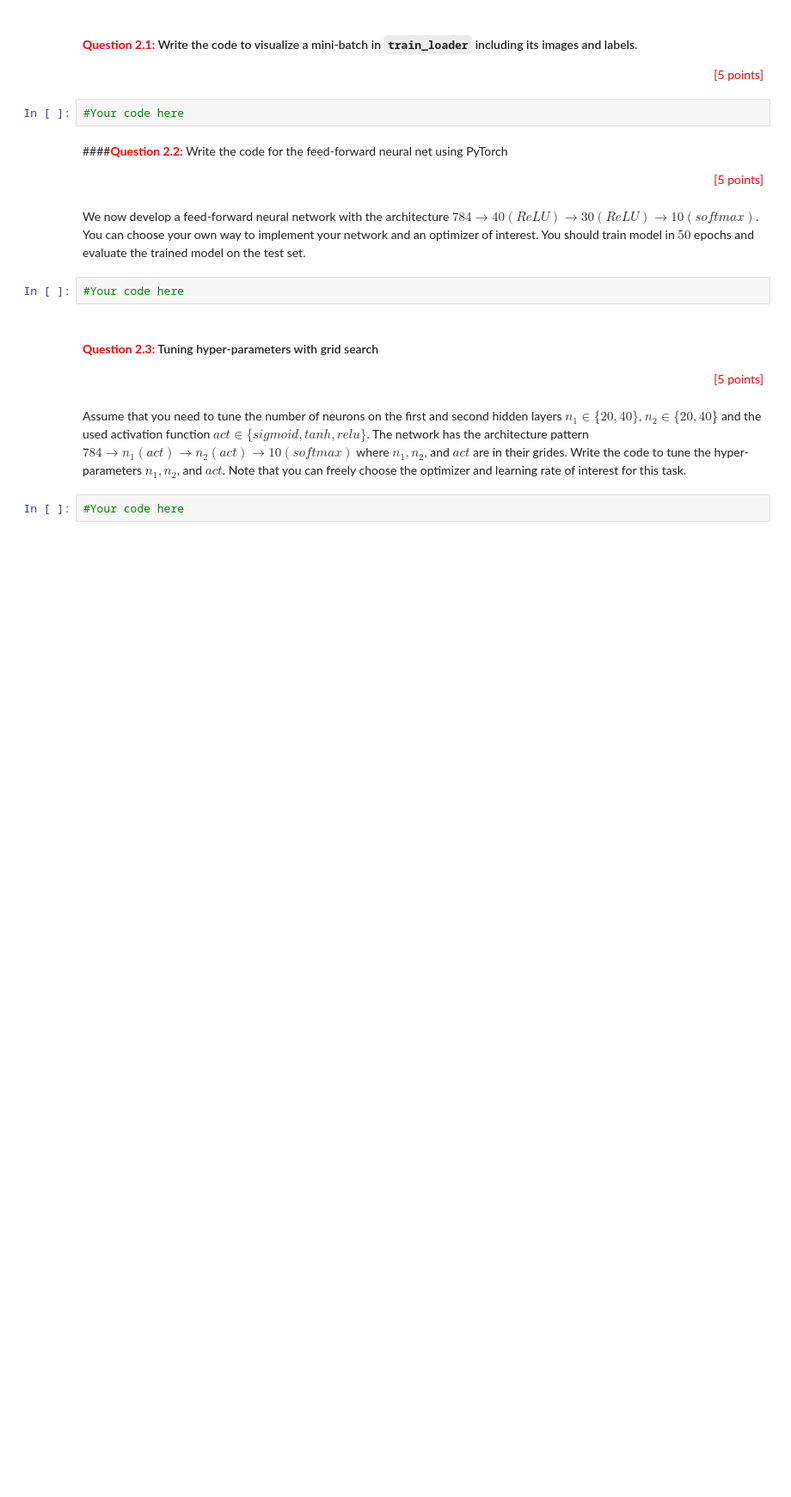
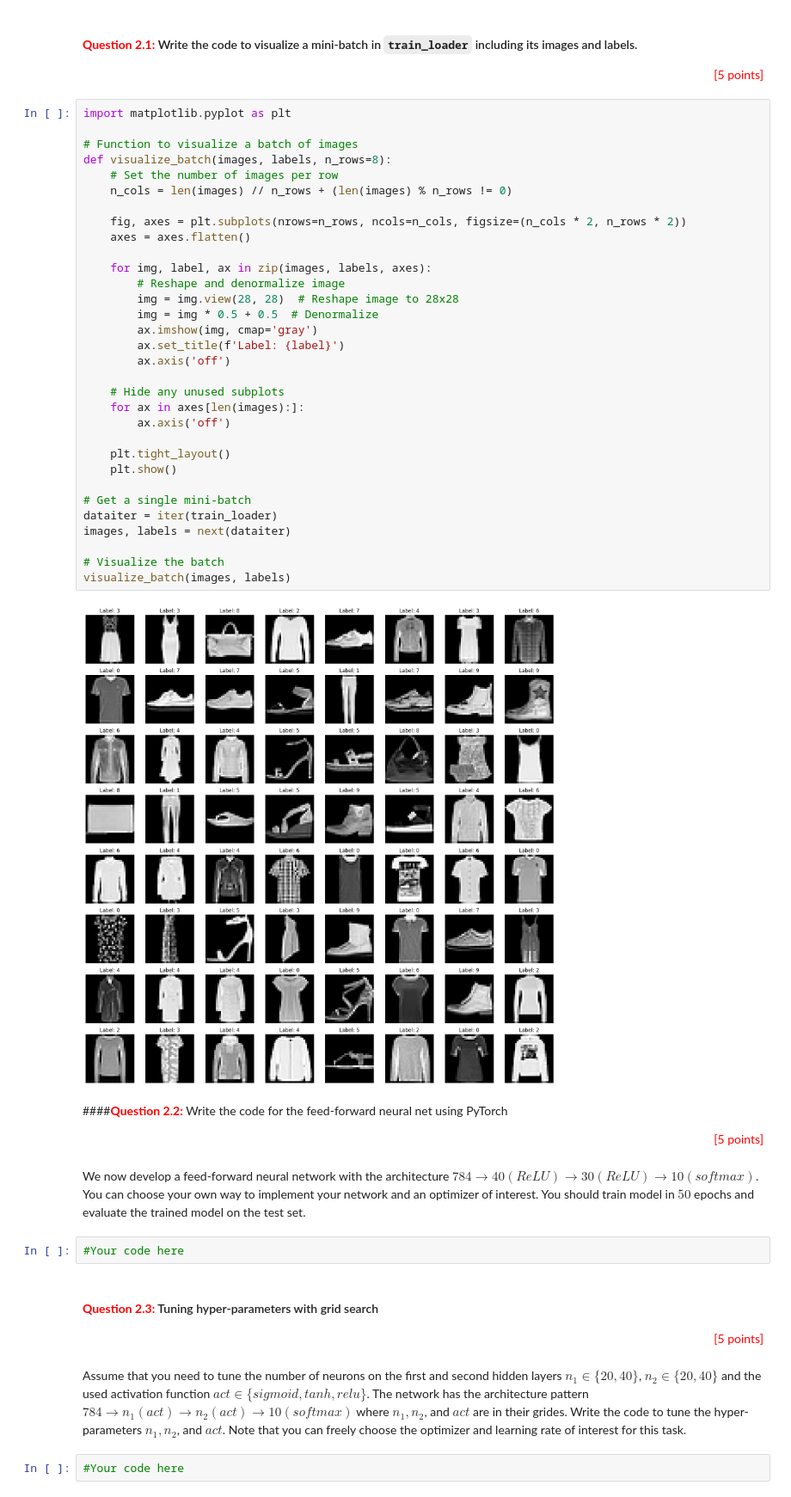
Before and after one commit to Beees835/Deep-Learning, a Jupyter notebook: FIT3181_DeepLearningAssignment1_Official.ipynb, the cells around one changed output. Shown at 86% size. Drawn from its saved outputs; the diff is of its cells as text; blank space fills up the shorter version.

```diff
--- a/FIT3181_DeepLearningAssignment1_Official.ipynb
+++ b/FIT3181_DeepLearningAssignment1_Official.ipynb
@@ -413,8 +516,40 @@ test_loader = DataLoader(dataset=test_dataset, batch_size=1000, shuffle=False)
 ####  <span style="color:red">**Question 2.1:**</span> Write the code to visualize a mini-batch in `train_loader` including its images and labels.
 
 <div style="text-align: right"> <span style="color:red">[5 points]</span> </div>
-# %%
-#Your code here
+# %%
+import matplotlib.pyplot as plt
+
+# Function to visualize a batch of images
+def visualize_batch(images, labels, n_rows=8):
+    # Set the number of images per row
+    n_cols = len(images) // n_rows + (len(images) % n_rows != 0)
+
+    fig, axes = plt.subplots(nrows=n_rows, ncols=n_cols, figsize=(n_cols * 2, n_rows * 2))
+    axes = axes.flatten()
+
+    for img, label, ax in zip(images, labels, axes):
+        # Reshape and denormalize image
+        img = img.view(28, 28)  # Reshape image to 28x28
+        img = img * 0.5 + 0.5  # Denormalize
+        ax.imshow(img, cmap='gray')
+        ax.set_title(f'Label: {label}')
+        ax.axis('off')
+
+    # Hide any unused subplots
+    for ax in axes[len(images):]:
+        ax.axis('off')
+
+    plt.tight_layout()
+    plt.show()
+
+# Get a single mini-batch
+dataiter = iter(train_loader)
+images, labels = next(dataiter)
+
+# Visualize the batch
+visualize_batch(images, labels)
+# %% [output]
+[figure, added]
 # %% [markdown]
 ####<span style="color:red">**Question 2.2:**</span> Write the code for the feed-forward neural net using PyTorch
 
```
Also changed, not shown: parts of 13 cells of this notebook.
